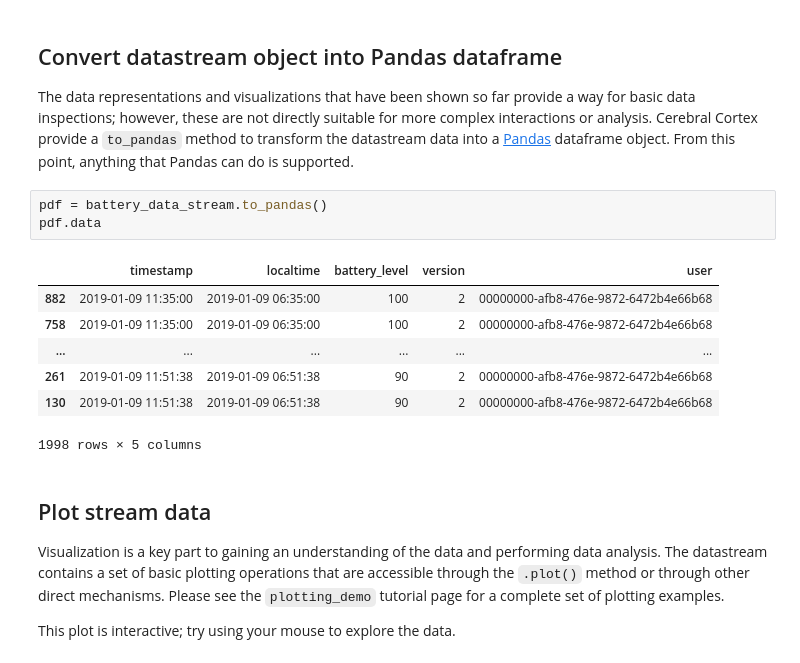
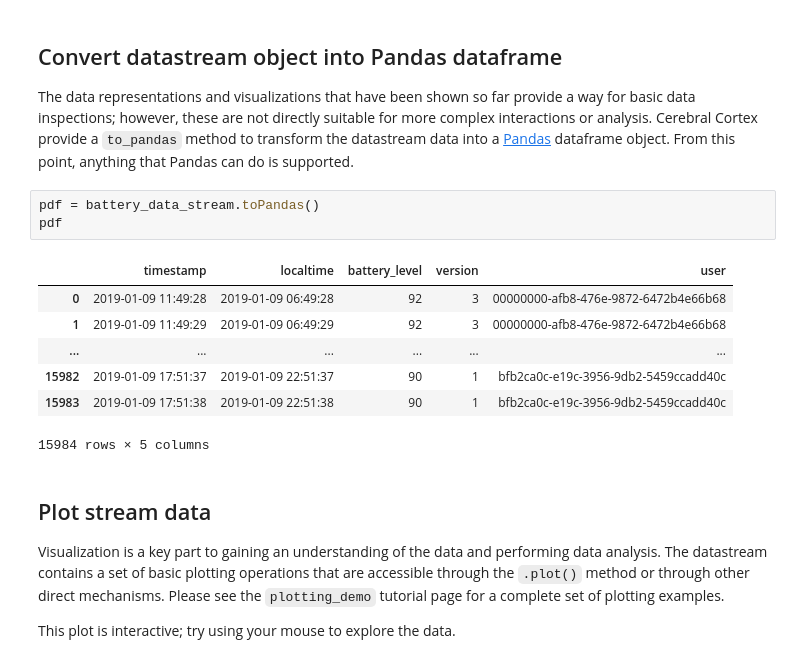
Before and after one commit to MD2Korg/CerebralCortex, a Jupyter notebook: jupyter_demo/datastream_operation.ipynb, the cells around one changed output. Cells and saved outputs as stored; diff of their text form.

```diff
--- a/jupyter_demo/datastream_operation.ipynb
+++ b/jupyter_demo/datastream_operation.ipynb
@@ -208,16 +204,16 @@ filtered_version_data.show(3,truncate=False)
 ## Convert datastream object into Pandas dataframe
 The data representations and visualizations that have been shown so far provide a way for basic data inspections; however, these are not directly suitable for more complex interactions or analysis.  Cerebral Cortex provide a `to_pandas` method to transform the datastream data into a [Pandas](https://pandas.pydata.org/) dataframe object. From this point, anything that Pandas can do is supported.
 # %%
-pdf = battery_data_stream.to_pandas()
-pdf.data
+pdf = battery_data_stream.toPandas()
+pdf
 # %% [output]
 |  | timestamp | localtime | battery_level | version | user |
-| 882 | 2019-01-09 11:35:00 | 2019-01-09 06:35:00 | 100 | 2 | 00000000-afb8-476e-9872-6472b4e66b68 |
-| 758 | 2019-01-09 11:35:00 | 2019-01-09 06:35:00 | 100 | 2 | 00000000-afb8-476e-9872-6472b4e66b68 |
+| 0 | 2019-01-09 11:49:28 | 2019-01-09 06:49:28 | 92 | 3 | 00000000-afb8-476e-9872-6472b4e66b68 |
+| 1 | 2019-01-09 11:49:29 | 2019-01-09 06:49:29 | 92 | 3 | 00000000-afb8-476e-9872-6472b4e66b68 |
 | ... | ... | ... | ... | ... | ... |
-| 261 | 2019-01-09 11:51:38 | 2019-01-09 06:51:38 | 90 | 2 | 00000000-afb8-476e-9872-6472b4e66b68 |
-| 130 | 2019-01-09 11:51:38 | 2019-01-09 06:51:38 | 90 | 2 | 00000000-afb8-476e-9872-6472b4e66b68 |
+| 15982 | 2019-01-09 17:51:37 | 2019-01-09 22:51:37 | 90 | 1 | bfb2ca0c-e19c-3956-9db2-5459ccadd40c |
+| 15983 | 2019-01-09 17:51:38 | 2019-01-09 22:51:38 | 90 | 1 | bfb2ca0c-e19c-3956-9db2-5459ccadd40c |
-1998 rows × 5 columns
+15984 rows × 5 columns
 # %% [markdown]
 ## Plot stream data
 Visualization is a key part to gaining an understanding of the data and performing data analysis.  The datastream contains a set of basic plotting operations that are accessible through the `.plot()` method or through other direct mechanisms.  Please see the `plotting_demo` tutorial page for a complete set of plotting examples.
```
Also changed, not shown: parts of 14 cells of this notebook, 2 other files.
